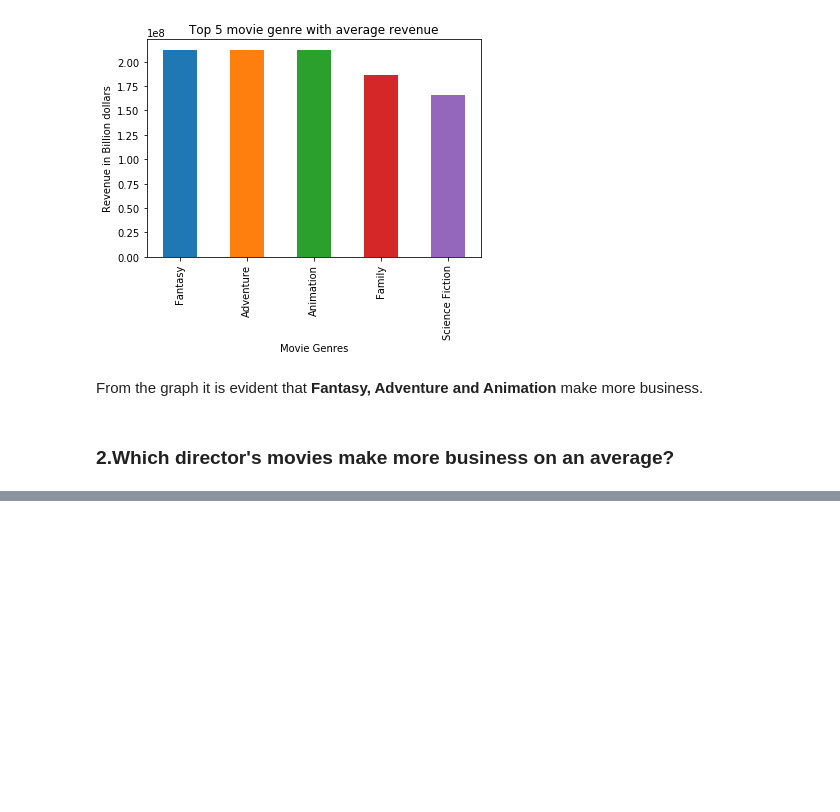
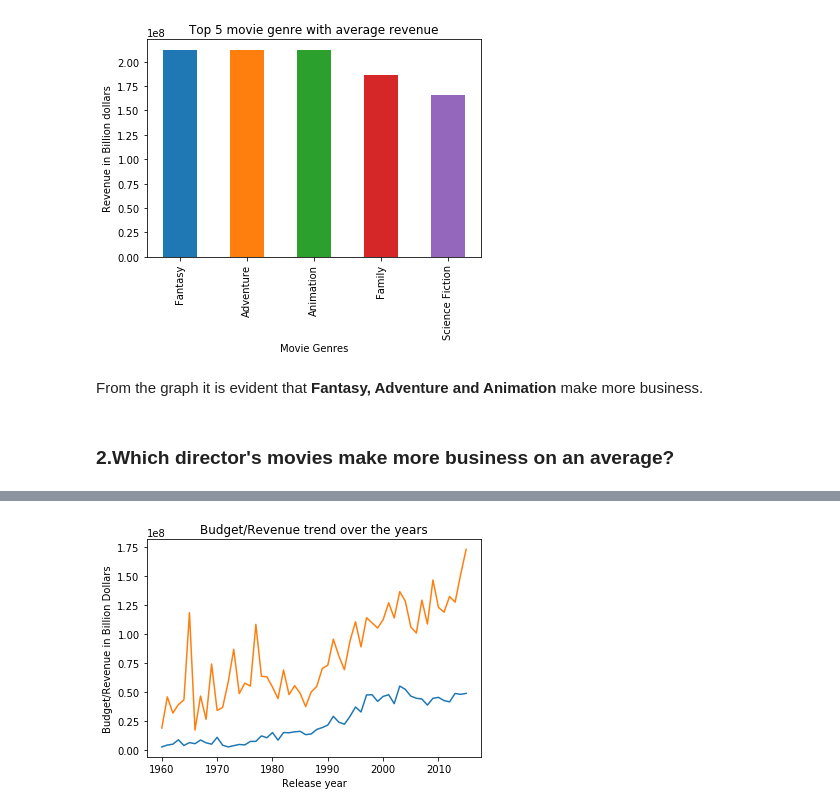
Before and after one commit to akshaybogar/TMDBMovies, a Jupyter notebook: TMDB_analysis.ipynb, the cells around one changed output, grey strips where cells are left out. Cells and saved outputs as stored; diff of their text form; code cells hidden in the pictures; blank space fills up the shorter version.

```diff
--- a/TMDB_analysis.ipynb
+++ b/TMDB_analysis.ipynb
@@ -201,0 +216,12 @@ From the graph it is evident that **Fantasy, Adventure and Animation** make more
+# %%
+#Average Movie budgets and revenue grouped by year
+mov_bud=df.groupby('release_year')['budget'].mean()
+mov_rev=df.groupby('release_year')['revenue'].mean()
+# %%
+#Plotting budget/revenue trend using matplotlib
+ax=mov_bud.plot(kind='line',title='Budget/Revenue trend over the years');
+ax=mov_rev.plot(kind='line');
+ax.set_xlabel('Release year');
+ax.set_ylabel('Budget/Revenue in Billion Dollars');
+# %% [output]
+[figure, added]
```
Also changed, not shown: parts of 8 cells of this notebook.
